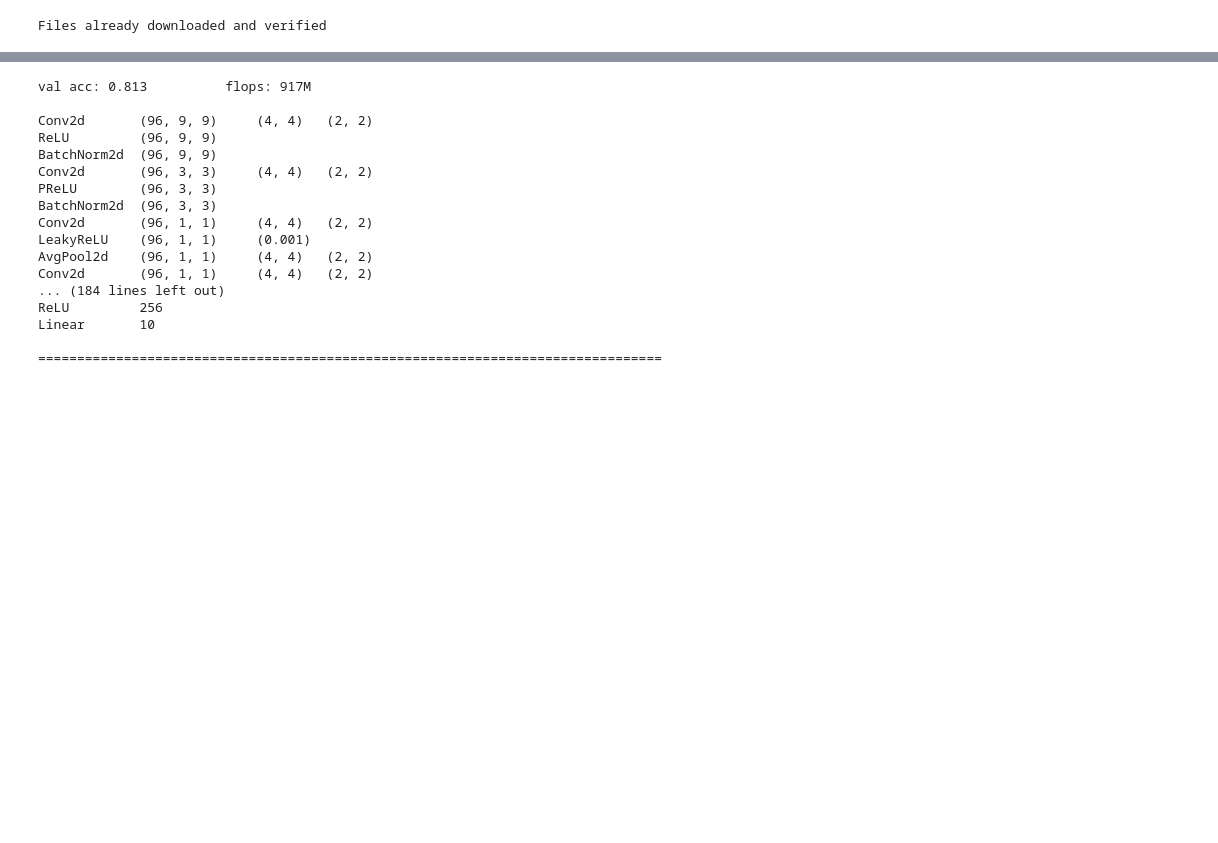
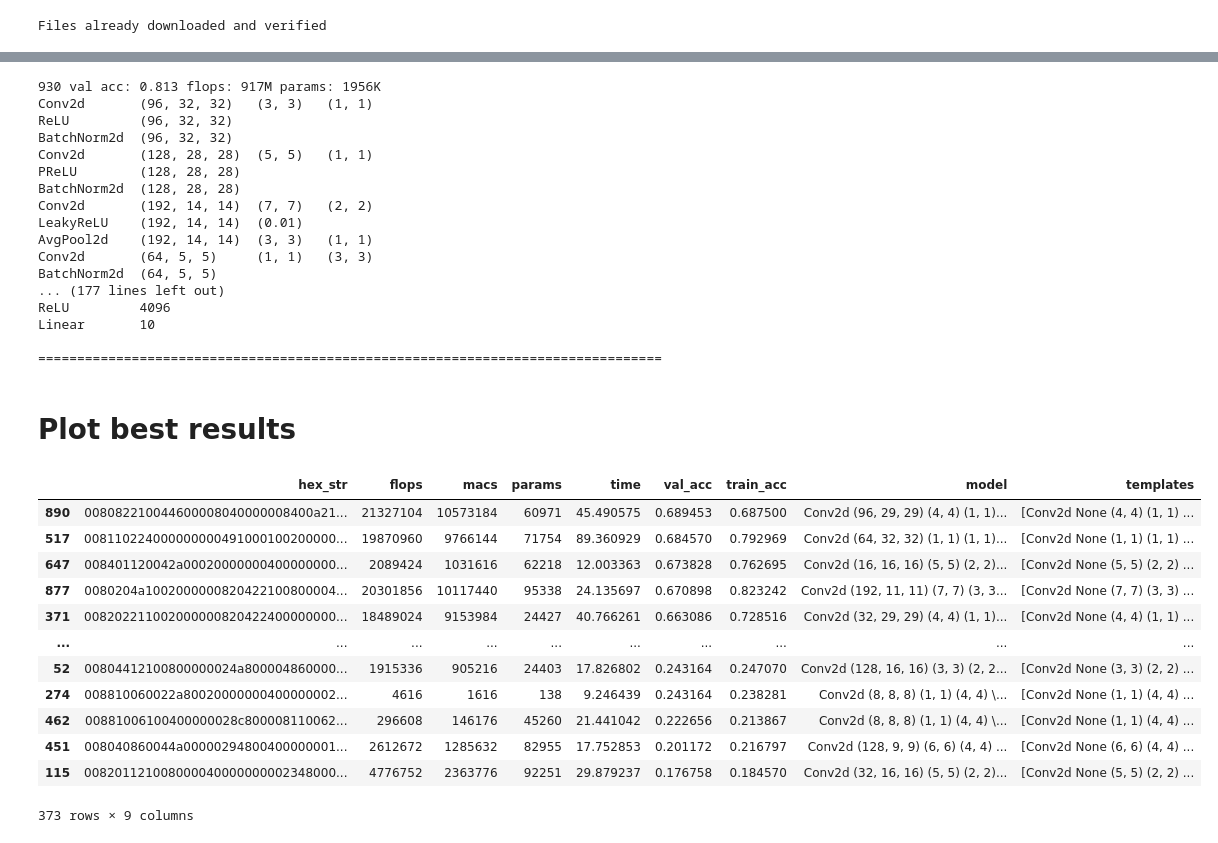
Before and after one commit to alkorolyov/sophius, a Jupyter notebook: notebooks/05_generate_models.ipynb, the cells around one changed output, grey strips where cells are left out. Cells and saved outputs as stored; diff of their text form; code cells hidden in the pictures; blank space fills up the shorter version.

```diff
--- a/notebooks/05_generate_models.ipynb
+++ b/notebooks/05_generate_models.ipynb
@@ -185,23 +172,44 @@ df[['models', 'val_acc', 'flops']].dropna()
 # %%
-for i, row in df[['models', 'val_acc', 'flops']].dropna()[:10].iterrows():
-    print(f"val acc: {row['val_acc']:.3f}", f"\t\tflops: {row['flops'] // 1024 // 1024}M", end='\n\n')
-    print(row['models'])
+for i, row in df[:10].iterrows():
+    val_acc = f"val acc: {row['val_acc']:.3f}"
+    flops = f"flops: {row['flops'] // 1024 // 1024}M"
+    params = f"params: {row['params'] // 1024 }K"
+    print(i, val_acc, flops, params)
+    print(row['model'])
     print("="*80)
 # %% [output]
-val acc: 0.813          flops: 917M
-
-Conv2d       (96, 9, 9)     (4, 4)   (2, 2)
-ReLU         (96, 9, 9)
-BatchNorm2d  (96, 9, 9)
-Conv2d       (96, 3, 3)     (4, 4)   (2, 2)
-PReLU        (96, 3, 3)
-BatchNorm2d  (96, 3, 3)
-Conv2d       (96, 1, 1)     (4, 4)   (2, 2)
-LeakyReLU    (96, 1, 1)     (0.001)
-AvgPool2d    (96, 1, 1)     (4, 4)   (2, 2)
-Conv2d       (96, 1, 1)     (4, 4)   (2, 2)
-... (184 lines left out)
-ReLU         256
+930 val acc: 0.813 flops: 917M params: 1956K
+Conv2d       (96, 32, 32)   (3, 3)   (1, 1)
+ReLU         (96, 32, 32)
+BatchNorm2d  (96, 32, 32)
+Conv2d       (128, 28, 28)  (5, 5)   (1, 1)
+PReLU        (128, 28, 28)
+BatchNorm2d  (128, 28, 28)
+Conv2d       (192, 14, 14)  (7, 7)   (2, 2)
+LeakyReLU    (192, 14, 14)  (0.01)
+AvgPool2d    (192, 14, 14)  (3, 3)   (1, 1)
+Conv2d       (64, 5, 5)     (1, 1)   (3, 3)
+BatchNorm2d  (64, 5, 5)
+... (177 lines left out)
+ReLU         4096
 Linear       10
 
 ================================================================================
+# %% [markdown]
+# Plot best results
+# %%
+df[df['params'] < 10000]
+# %% [output]
+|  | hex_str | flops | macs | params | time | val_acc | train_acc | model | templates |
+| 890 | 008082210044600008040000008400a21... | 21327104 | 10573184 | 60971 | 45.490575 | 0.689453 | 0.687500 | Conv2d (96, 29, 29) (4, 4) (1, 1)... | [Conv2d None (4, 4) (1, 1) ... |
+| 517 | 008110224000000000491000100200000... | 19870960 | 9766144 | 71754 | 89.360929 | 0.684570 | 0.792969 | Conv2d (64, 32, 32) (1, 1) (1, 1)... | [Conv2d None (1, 1) (1, 1) ... |
+| 647 | 008401120042a00020000000400000000... | 2089424 | 1031616 | 62218 | 12.003363 | 0.673828 | 0.762695 | Conv2d (16, 16, 16) (5, 5) (2, 2)... | [Conv2d None (5, 5) (2, 2) ... |
+| 877 | 0080204a1002000000820422100800004... | 20301856 | 10117440 | 95338 | 24.135697 | 0.670898 | 0.823242 | Conv2d (192, 11, 11) (7, 7) (3, 3... | [Conv2d None (7, 7) (3, 3) ... |
+| 371 | 008202211002000000820422400000000... | 18489024 | 9153984 | 24427 | 40.766261 | 0.663086 | 0.728516 | Conv2d (32, 29, 29) (4, 4) (1, 1)... | [Conv2d None (4, 4) (1, 1) ... |
+| ... | ... | ... | ... | ... | ... | ... | ... | ... | ... |
+| 52 | 00804412100800000024a800004860000... | 1915336 | 905216 | 24403 | 17.826802 | 0.243164 | 0.247070 | Conv2d (128, 16, 16) (3, 3) (2, 2... | [Conv2d None (3, 3) (2, 2) ... |
+| 274 | 008810060022a80020000000400000002... | 4616 | 1616 | 138 | 9.246439 | 0.243164 | 0.238281 | Conv2d (8, 8, 8) (1, 1) (4, 4) \... | [Conv2d None (1, 1) (4, 4) ... |
+| 462 | 00881006100400000028c800008110062... | 296608 | 146176 | 45260 | 21.441042 | 0.222656 | 0.213867 | Conv2d (8, 8, 8) (1, 1) (4, 4) \... | [Conv2d None (1, 1) (4, 4) ... |
+| 451 | 008040860044a00000294800400000001... | 2612672 | 1285632 | 82955 | 17.752853 | 0.201172 | 0.216797 | Conv2d (128, 9, 9) (6, 6) (4, 4) ... | [Conv2d None (6, 6) (4, 4) ... |
+| 115 | 008201121008000040000000002348000... | 4776752 | 2363776 | 92251 | 29.879237 | 0.176758 | 0.184570 | Conv2d (32, 16, 16) (5, 5) (2, 2)... | [Conv2d None (5, 5) (2, 2) ... |
+373 rows × 9 columns
```
Also changed, not shown: parts of 14 cells of this notebook, 6 other files.
